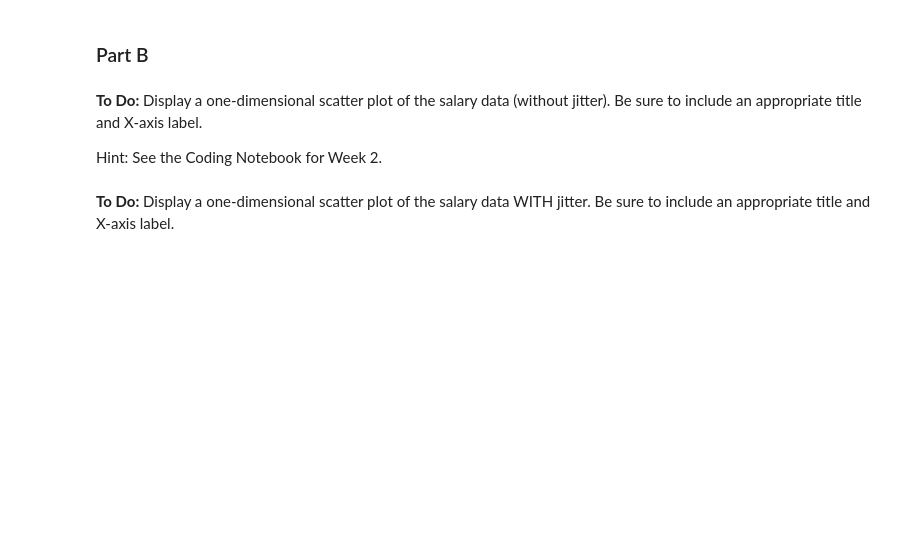
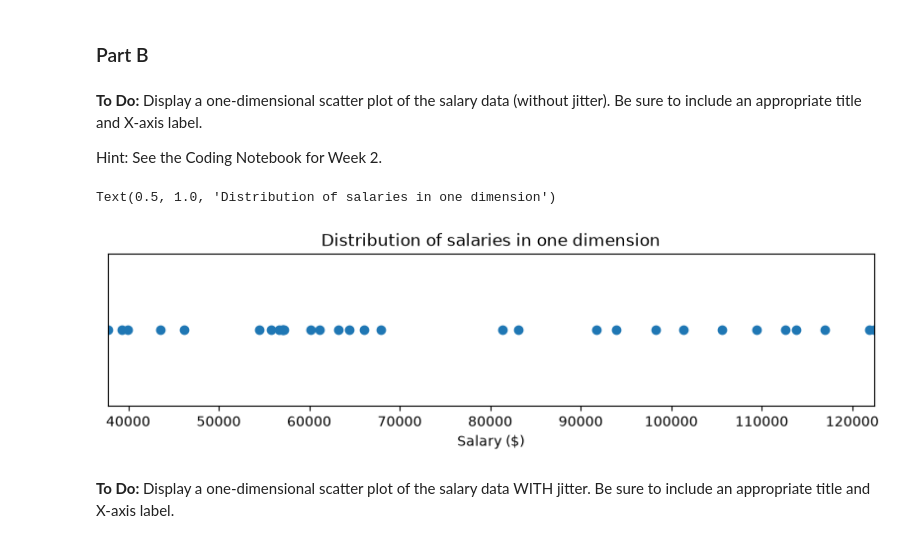
Before and after one commit to max-issokson-bu/DX603-Assignments, a Jupyter notebook: Homework_02.ipynb, the cells around one changed output. Saved outputs shown, nothing was run; the diff lists cells and outputs as text; code cells hidden in the pictures; blank space fills up the shorter version.

```diff
--- a/Homework_02.ipynb
+++ b/Homework_02.ipynb
@@ -93,6 +91,8 @@ We will explore some of the basic statistical functions in Pandas; refer to the
 **To Do:** Create a Series `salary` from the `Salary` column in `salary_data_raw`
 # %%
 # Your code here
+
+salary = salary_data_raw['Salary']
 # %% [markdown]
 **To Do:** Write an expression that returns the `shape` (should be `(30,)`)
 # %%
@@ -154,6 +166,15 @@ a1a = (0, 0, 0)
 Hint: See the Coding Notebook for Week 2.
 # %%
 # Your code here
+plt.figure(figsize=(10, 2))
+plt.scatter(salary, np.zeros_like(salary))
+plt.xlabel("Salary ($)")
+plt.xlim(salary.min(), salary.max())
+plt.yticks([])
+plt.title('Distribution of salaries in one dimension')
+# %% [output]
+Text(0.5, 1.0, 'Distribution of salaries in one dimension')
+[figure, added]
 # %% [markdown]
 **To Do:** Display a one-dimensional scatter plot of the salary data WITH jitter.  Be sure to include an appropriate title and X-axis label.
 # %%
```
Also changed, not shown: parts of 48 cells of this notebook.
